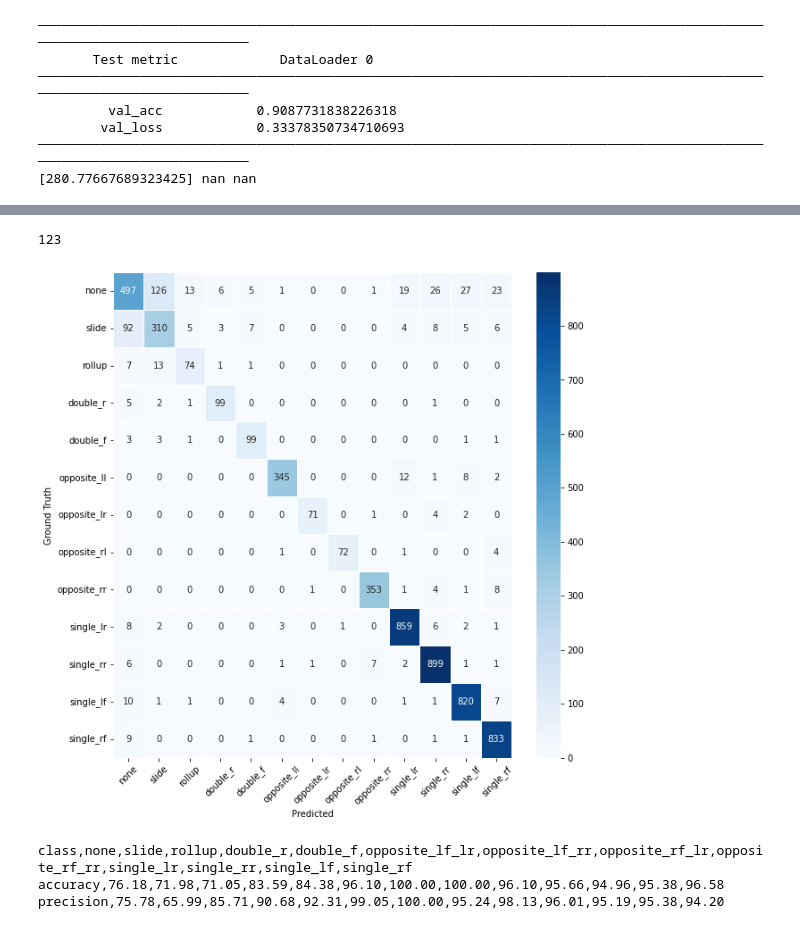
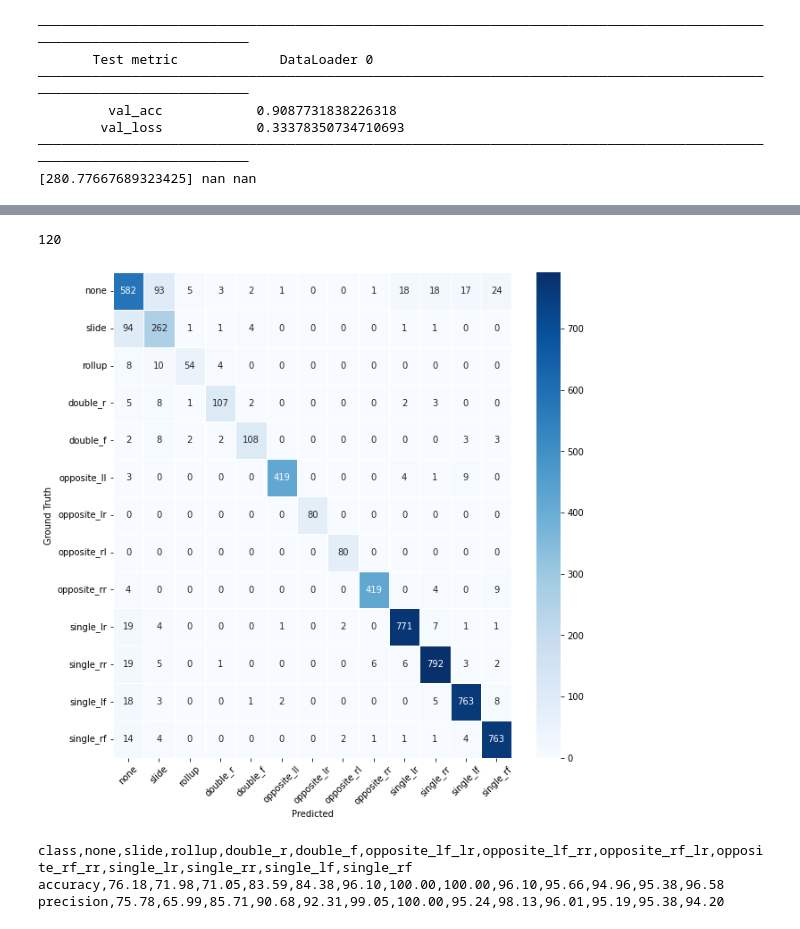
Before and after one commit to joaocmd/CubiCasa5k, a Jupyter notebook: doors_notebooks/doors-lightning-convnext-all-classes.ipynb, the cells around one changed output, grey strips where cells are left out. Saved outputs shown, nothing was run; the diff lists cells and outputs as text; code cells hidden in the pictures.

```diff
--- a/doors_notebooks/doors-lightning-convnext-all-classes.ipynb
+++ b/doors_notebooks/doors-lightning-convnext-all-classes.ipynb
@@ -229,7 +229,7 @@ Loaded model weights from checkpoint at ../lightning_logs/convnext-tiny-all-clas
 # %%
 from tqdm import tqdm
 
-testloader = data.DataLoader(Doors('test'), batch_size=48, num_workers=0)
+testloader = data.DataLoader(Doors('val'), batch_size=48, num_workers=0)
 print(len(testloader))
 all_preds = []
 all_gt = []
@@ -243,7 +243,7 @@ with torch.no_grad():
 all_preds = torch.as_tensor(np.array([item for sublist in all_preds for item in sublist]))
 all_gt = torch.as_tensor(np.array([item for sublist in all_gt for item in sublist]))
 # %% [output]
-123
+120
 # %%
 # classes = (
 #     'none', 'slide', 'rollup',
@@ -260,23 +260,23 @@ classes = (
 # %%
 import seaborn as sn
 
 cm = tm.ConfusionMatrix(len(classes))
 matrix = cm(all_preds, all_gt).numpy()
 matrix = np.vstack((matrix[2], matrix[:2], matrix[3:]))
 matrix = matrix[:, [2, 0, 1, *range(3, len(matrix))]] # change axis for visualization
 
 
-# np.savetxt('doors_cm.txt', matrix, fmt='%d')
+np.savetxt('doors_cm.txt', matrix, fmt='%d')
 plt.figure(figsize=(10, 10))
 ax = plt.axes()
 ax = sn.heatmap(matrix, annot=True, fmt='g', cmap='Blues', linewidth=.5, xticklabels=classes, yticklabels=classes, ax=ax)
 plt.xlabel('Predicted')
 plt.ylabel('Ground Truth')
 plt.xticks(rotation=45)
-plt.savefig(f'../report/{name}-test.pdf')
+plt.savefig(f'../report/{name}-val.pdf')
 plt.show()
 # %% [output]
-[figure, old version]
+[figure, new version]
 # %%
 tp = np.diag(matrix)
 acc = tp/np.sum(matrix, axis=1)
```
Also changed, not shown: parts of 1 cell of this notebook, 11 other files.
